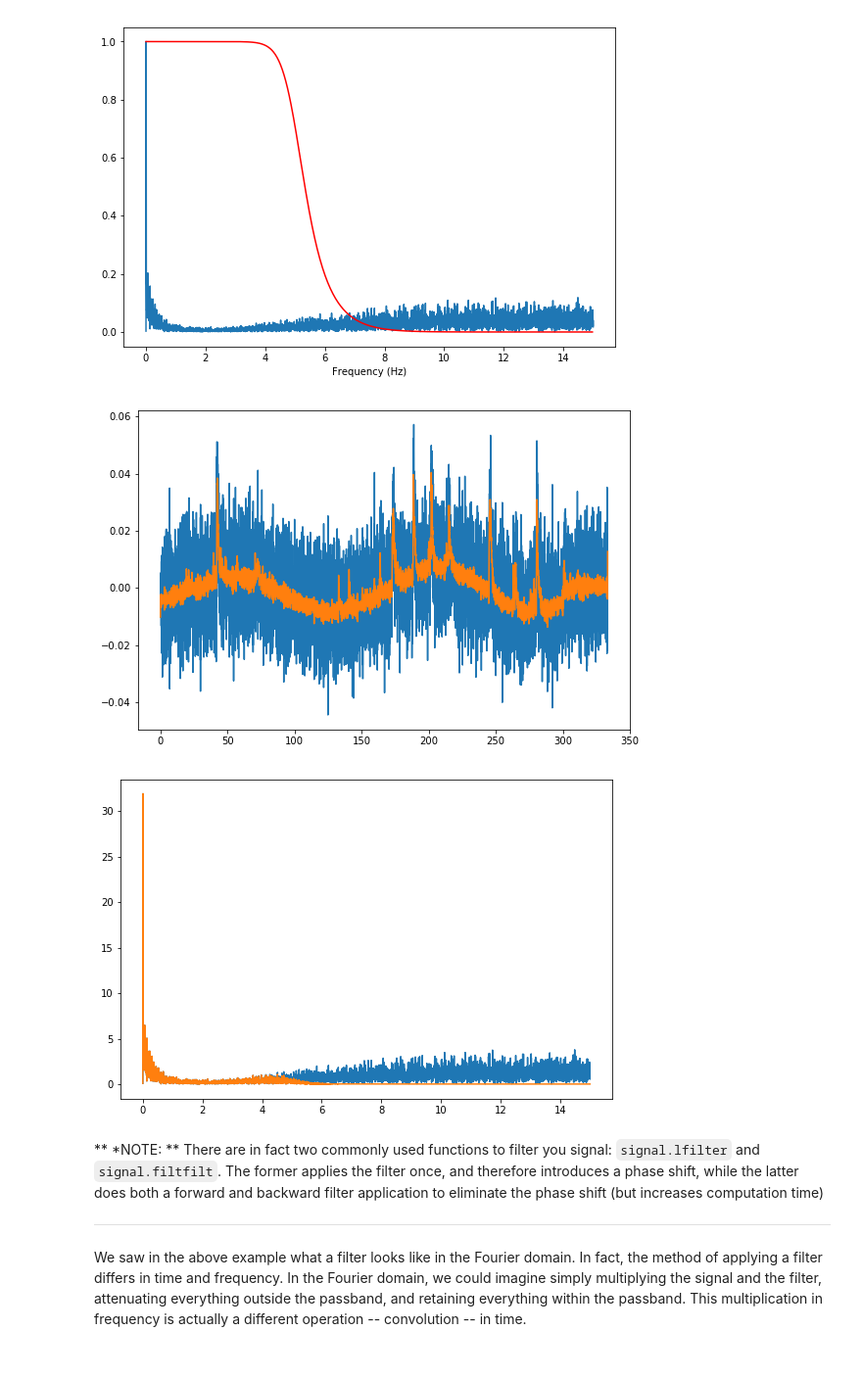
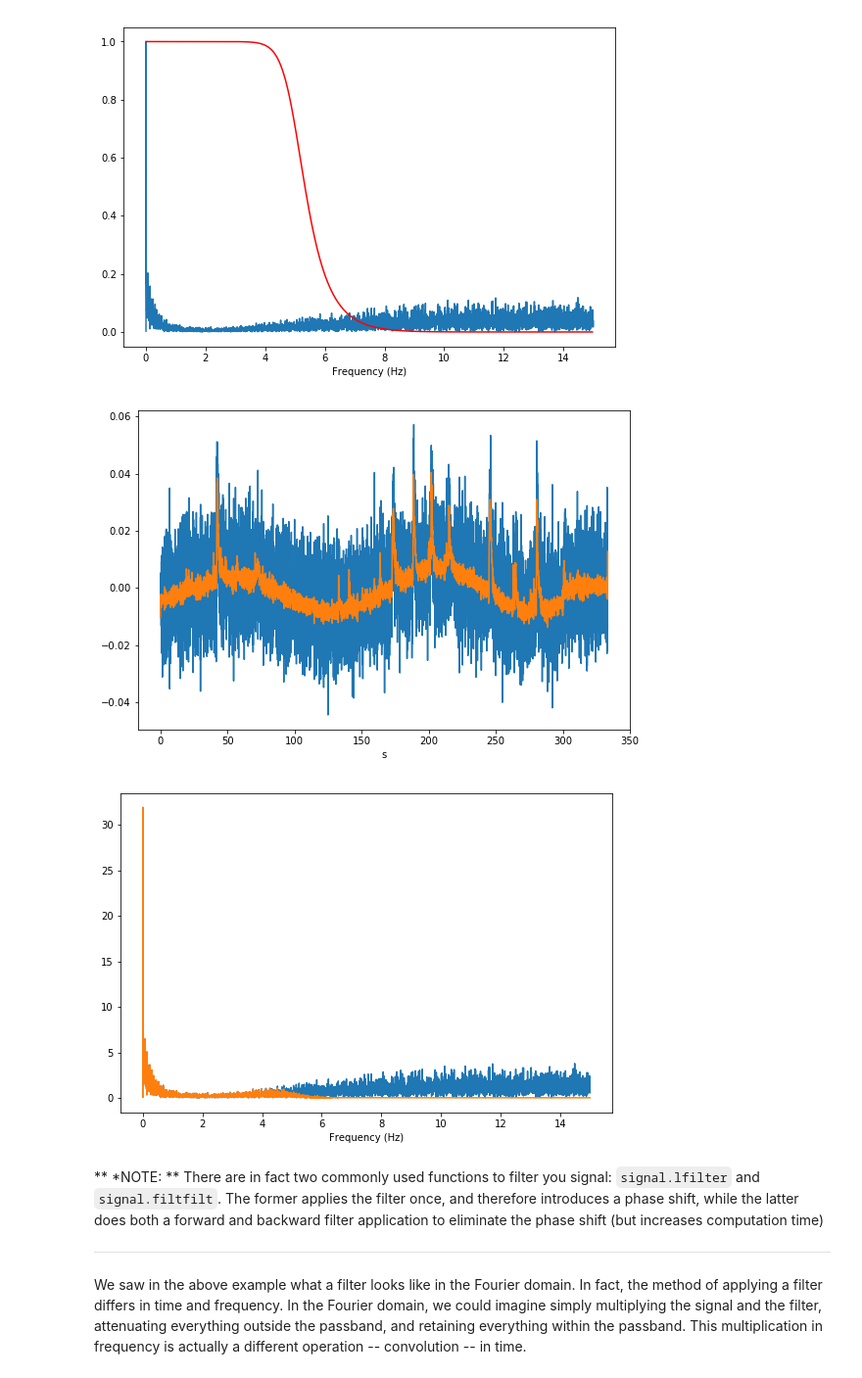
Before and after one commit to acbosma/SciPy_Tutorial, a Jupyter notebook: SciPy_Tutorial.ipynb, the cells around one changed output. Shown at 98% size. Saved outputs shown, nothing was run; the diff lists cells and outputs as text; code cells hidden in the pictures.

```diff
--- a/SciPy_Tutorial.ipynb
+++ b/SciPy_Tutorial.ipynb
@@ -285,18 +283,20 @@ plt.xlabel('Frequency (Hz)');
 # %%
 # Finally, we can filter our signal and see the result:
 filtered_signal = signal.filtfilt(b, a, baseline_subtracted_ca) # *see note below
 
 plt.plot(time_vec, baseline_subtracted_ca)
 plt.plot(time_vec, filtered_signal);
+plt.xlabel('s');
 # %% [output]
-[figure, old version]
+[figure, new version]
 # %%
 # Getting close! Let's see what the frequency spectrum looks like now:
 filtered_ft = abs(scipy.fftpack.fft(filtered_signal))[:len(filtered_signal)//2]
 plt.plot(pos_freqs, pos_ft)
 plt.plot(pos_freqs, filtered_ft);
+plt.xlabel('Frequency (Hz)');
 # %% [output]
-[figure, old version]
+[figure, new version]
 # %% [markdown]
 ** *NOTE: ** There are in fact two commonly used functions to filter you signal: `signal.lfilter` and `signal.filtfilt`. The former applies the filter once, and therefore introduces a phase shift, while the latter does both a forward and backward filter application to eliminate the phase shift (but increases computation time)
 
```
Also changed, not shown: parts of 18 cells of this notebook, 1 other file.
